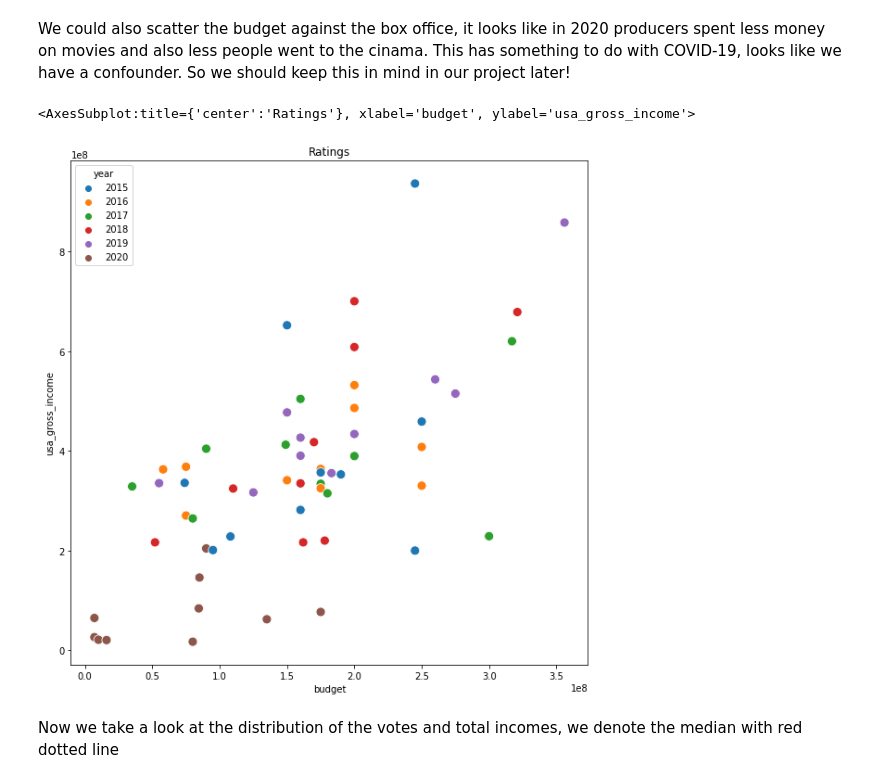
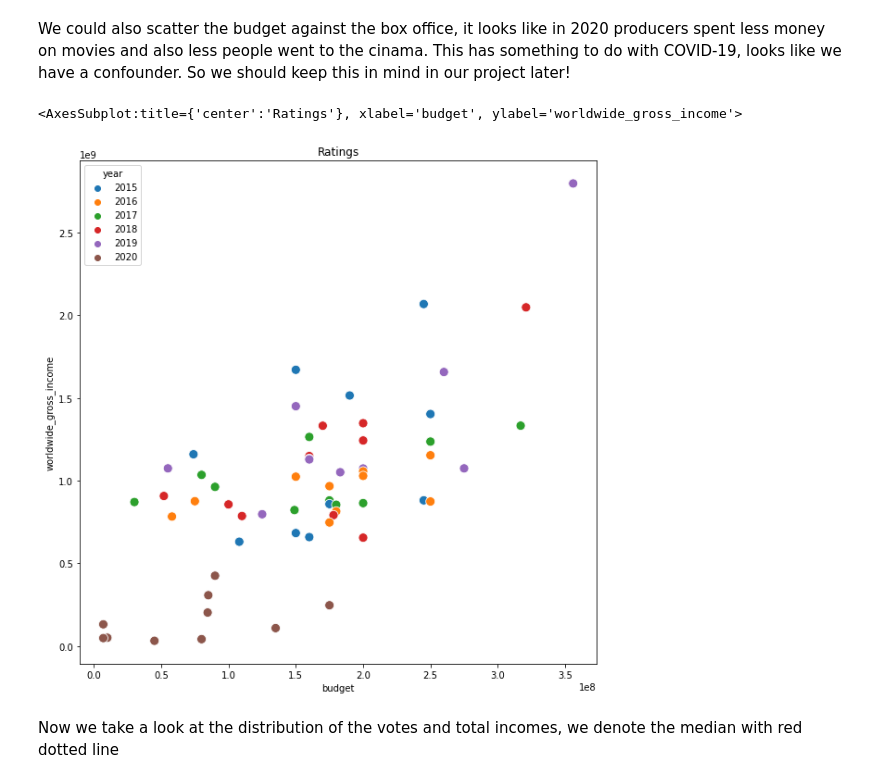
Before and after one commit to epfl-ada/ada-2021-project-f-jab, a Jupyter notebook: movies.ipynb, the cells around one changed output. Saved outputs shown, nothing was run; the diff lists cells and outputs as text; code cells hidden in the pictures.

```diff
--- a/movies.ipynb
+++ b/movies.ipynb
@@ -25,7 +24,7 @@ imdb = clean_imdb(df)
 # %% [markdown]
 We decided to work with the ten most successful movies in terms of usa gross income from 2015 to 2020
 # %%
-movies = imdb.sort_values(['usa_gross_income'], ascending=False).groupby('year').head(10)
+movies = imdb.sort_values(['worldwide_gross_income'], ascending=False).groupby('year').head(10)
 movies.shape
 # %% [output]
 (60, 22)
@@ -77,10 +98,10 @@ We could also scatter the budget against the box office, it looks like in 2020 p
 # %%
 plt.figure(figsize = (10,10))
 plt.title('Ratings')
-sns.scatterplot(data=movies, x='budget', y='usa_gross_income', hue='year', palette='tab10', s=100)
+sns.scatterplot(data=movies, x='budget', y='worldwide_gross_income', hue='year', palette='tab10', s=100)
 # %% [output]
-<AxesSubplot:title={'center':'Ratings'}, xlabel='budget', ylabel='usa_gross_income'>
+<AxesSubplot:title={'center':'Ratings'}, xlabel='budget', ylabel='worldwide_gross_income'>
-[figure, old version]
+[figure, new version]
 # %% [markdown]
 Now we take a look at the distribution of the votes and total incomes, we denote the median with red dotted line
 # %%
```
Also changed, not shown: parts of 47 cells of this notebook.
